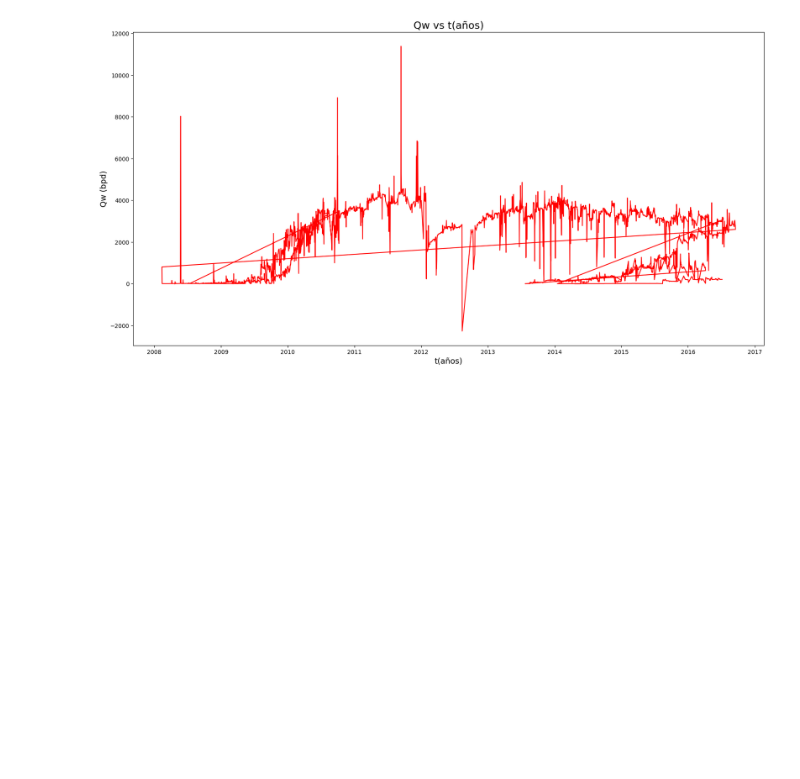
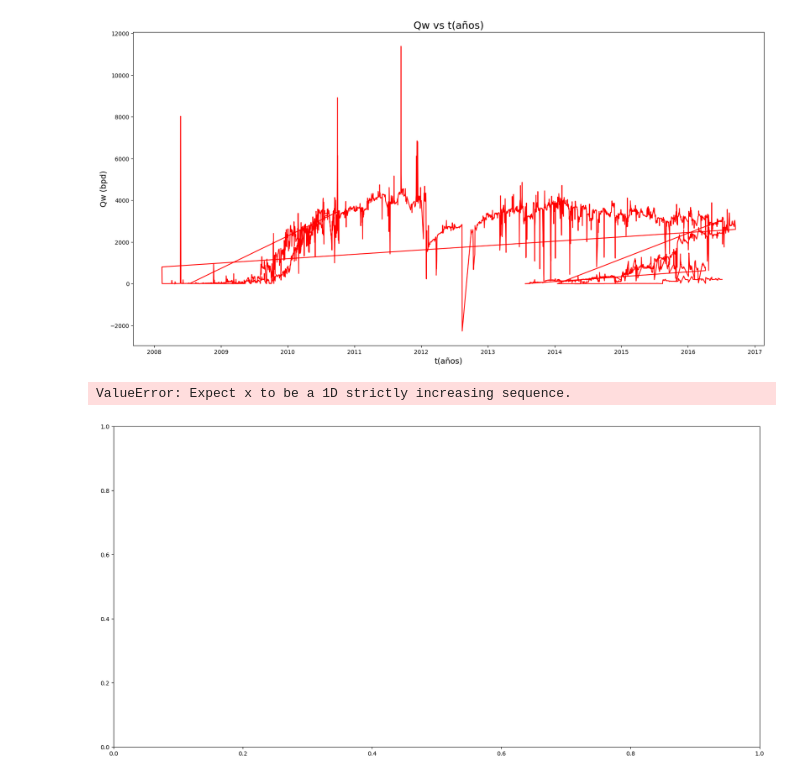
Before and after one commit to AngelBoza-Ecu/Project_Prod, a Jupyter notebook: Untitled.ipynb, the cells around one changed output. Saved outputs shown, nothing was run; the diff lists cells and outputs as text; code cells hidden in the pictures; blank space fills up the shorter version.

```diff
--- a/Untitled.ipynb
+++ b/Untitled.ipynb
@@ -202,0 +378,12 @@ plt.show()
+# %%
+q_test = 350
+pwf_test = 1600
+pr = 3800
+pwf = 1500
+pb = 3000
+pwf = [pr-200,pr-400,pr-800,pr-1000,pr-1200,pr-1400,pr-1600,pr-18000,pr-2000,pr-2200,pr-2400,pr-2600,pr-2800,pr-3000,pr-3200]
+# %%
+IPR_curve(q_test, pwf_test, pr, pwf, pb)
+# %% [output]
+ValueError: Expect x to be a 1D strictly increasing sequence.
+[figure, added]
```
Also changed, not shown: parts of 4 cells of this notebook, 5 other files.
